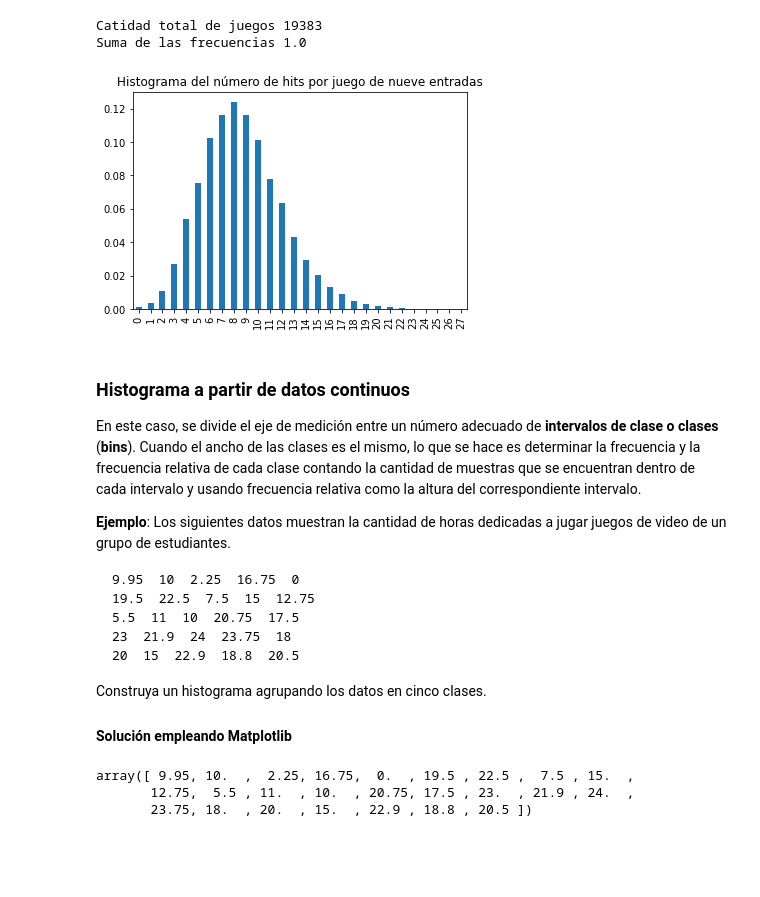
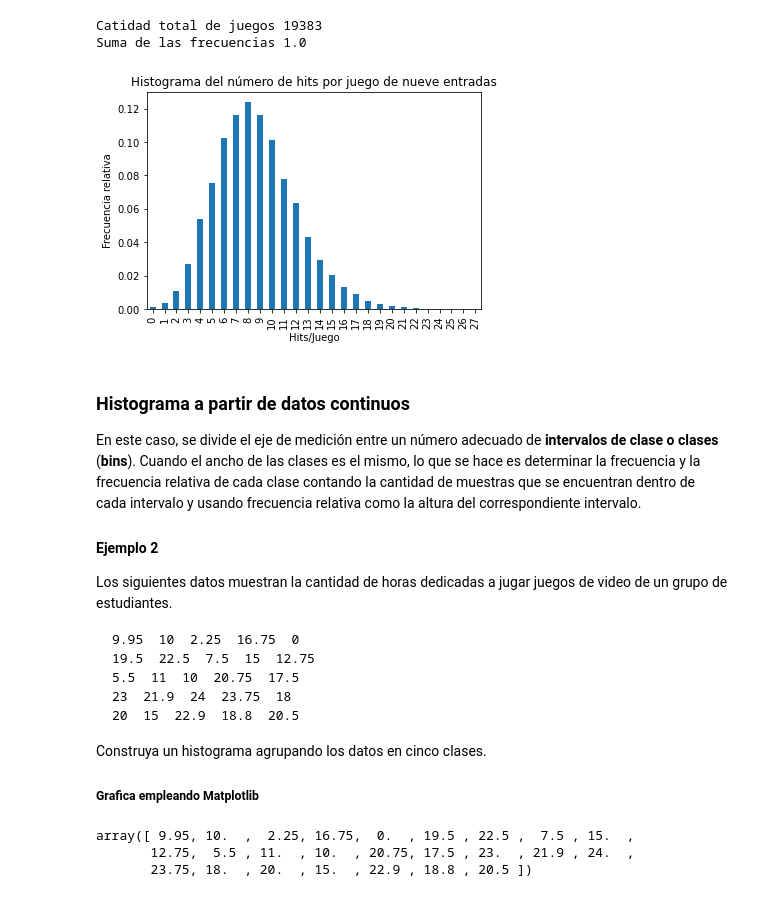
Before and after one commit to estocasticos-udem/curso-estocasticos-udem, a Jupyter notebook: _build/jupyter_execute/contenido/p1_ch1_s3.ipynb, the cells around one changed output. Saved outputs shown, nothing was run; the diff lists cells and outputs as text; code cells hidden in the pictures; blank space fills up the shorter version.

Commit message:
Agregando ejemplos de histogramas

````diff
--- a/_build/jupyter_execute/contenido/p1_ch1_s3.ipynb
+++ b/_build/jupyter_execute/contenido/p1_ch1_s3.ipynb
@@ -118,14 +98,19 @@ Catidad total de juegos 19383
 Suma de las frecuencias 1.0
 # %%
 # Ya se han contado los elementos (se uso pandas para el histograma)
-df_freq['freq_rel'].plot(kind='bar', title ='Histograma del número de hits por juego de nueve entradas');
+df_freq['freq_rel'].plot(kind='bar',
+                         title ='Histograma del número de hits por juego de nueve entradas',
+                         xlabel="Hits/Juego",
+                         ylabel="Frecuencia relativa");
 # %% [output]
-[figure, old version]
+[figure, new version]
 # %% [markdown]
 ### Histograma a partir de datos continuos
 En este caso, se divide el eje de medición entre un número adecuado de **intervalos de clase o clases** (**bins**). Cuando el ancho de las clases es el mismo, lo que se hace es determinar la frecuencia y la frecuencia relativa de cada clase contando la cantidad de muestras que se encuentran dentro de cada intervalo y usando frecuencia relativa como la altura del correspondiente intervalo.
 
-**Ejemplo**: Los siguientes datos muestran la cantidad de horas dedicadas a jugar juegos de video de un grupo de estudiantes.
+#### Ejemplo 2
+
+Los siguientes datos muestran la cantidad de horas dedicadas a jugar juegos de video de un grupo de estudiantes.
 
 ```
 9.95  10  2.25  16.75  0
@@ -137,7 +122,7 @@ En este caso, se divide el eje de medición entre un número adecuado de **inter
 
 Construya un histograma agrupando los datos en cinco clases.
 
-#### Solución empleando Matplotlib
+##### Grafica empleando Matplotlib
 # %%
 # --- Usando Numpy ---
 # Creacion de la tabla
````
Also changed, not shown: parts of 27 cells of this notebook, 19 other files.
